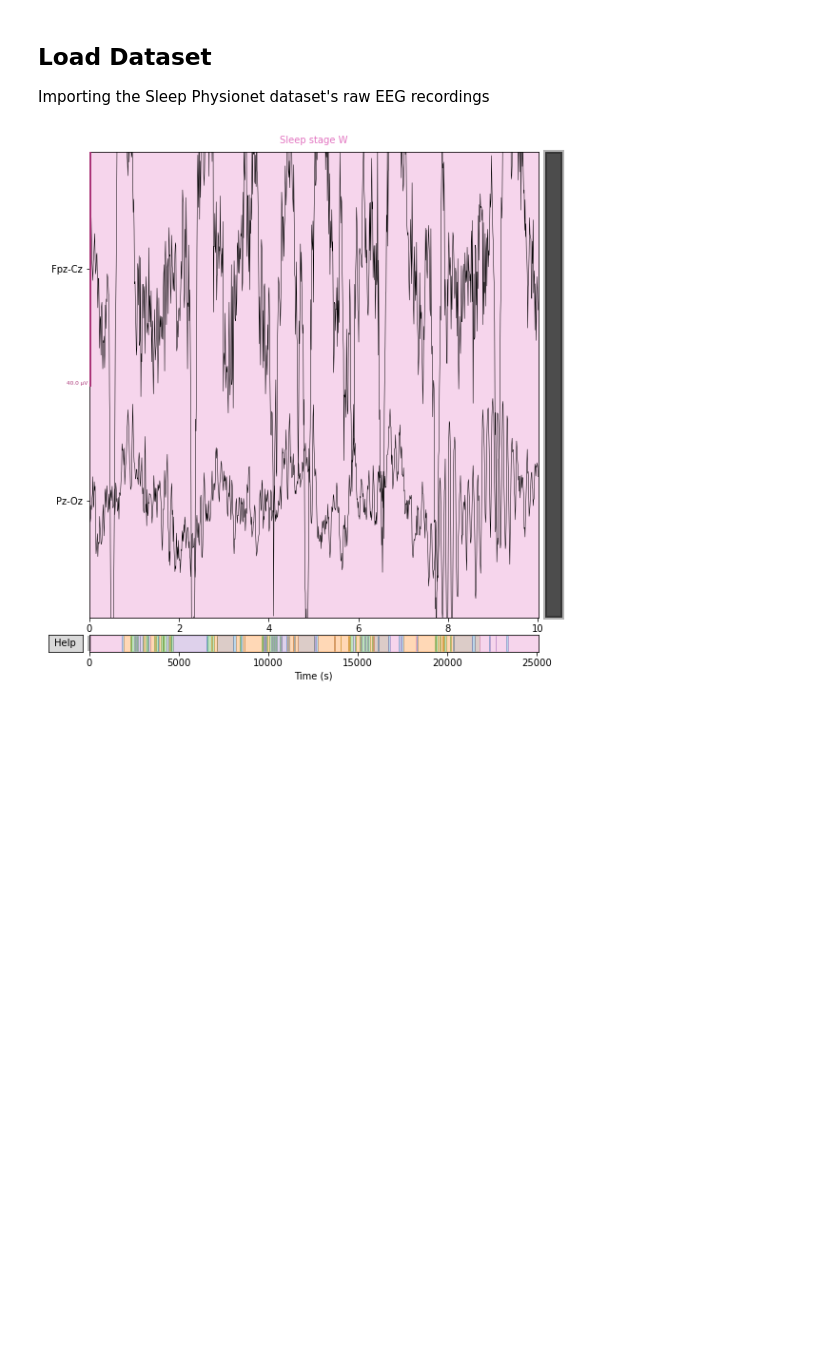
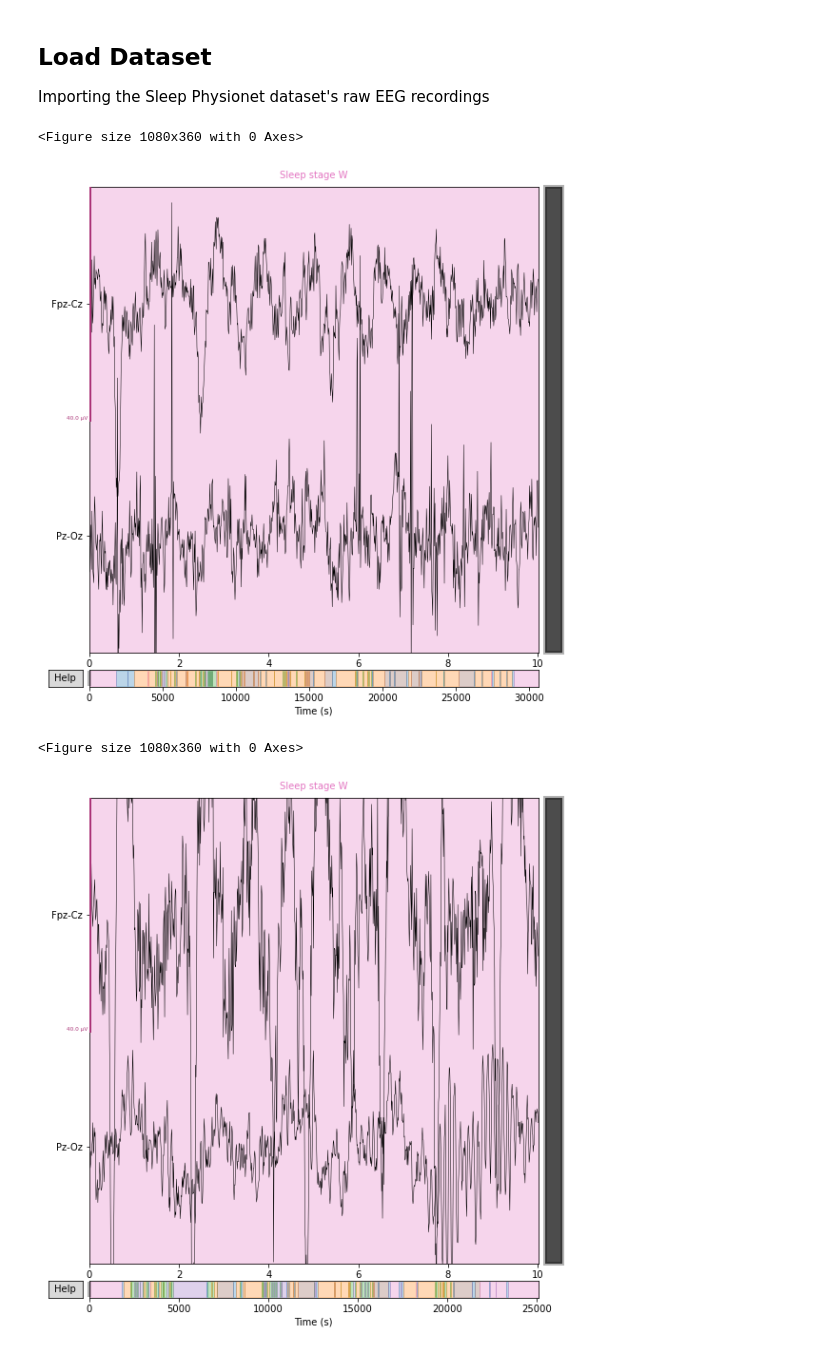
Before and after one commit to rakaUconn/Sleep_stage_classification, a Jupyter notebook: sleep_stage_classification.ipynb, the cells around one changed output. Cells and saved outputs as stored; diff of their text form; code cells hidden in the pictures; blank space fills up the shorter version.

```diff
--- a/sleep_stage_classification.ipynb
+++ b/sleep_stage_classification.ipynb
@@ -140,6 +140,11 @@ def load_sleep_physionet_raw(raw_fname, annot_fname, load_eeg_only=True,
 raws=[load_sleep_physionet_raw(f[0], f[1]) for f in fnames]
 # %%
 # Plot a recording as a sanity check
+
+raws[4].plot();
 raws[0].plot();
 # %% [output]
+<Figure size 1080x360 with 0 Axes>
-[figure, old version]
+[figure, new version]
+<Figure size 1080x360 with 0 Axes>
+[figure, added]
```
Also changed, not shown: parts of 1 cell of this notebook.
